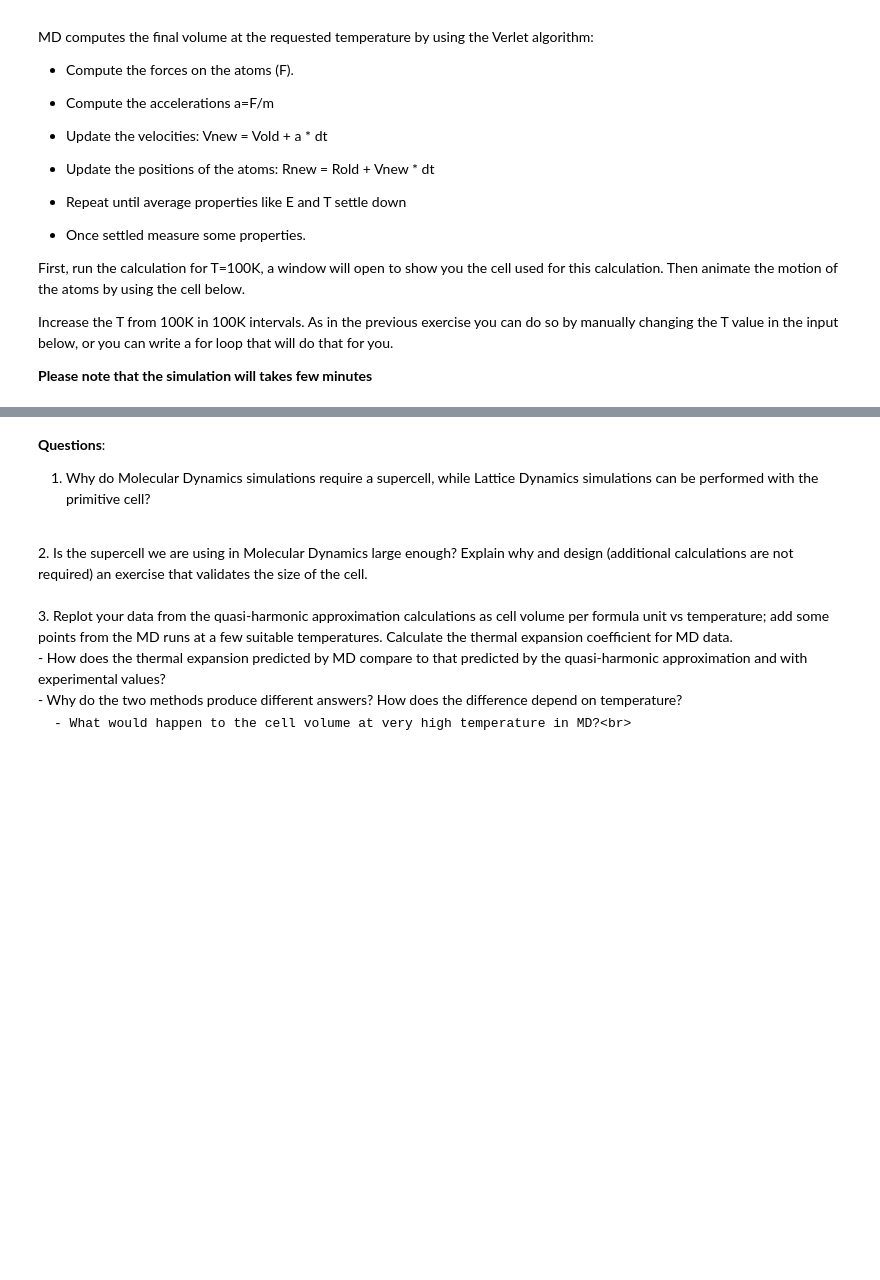
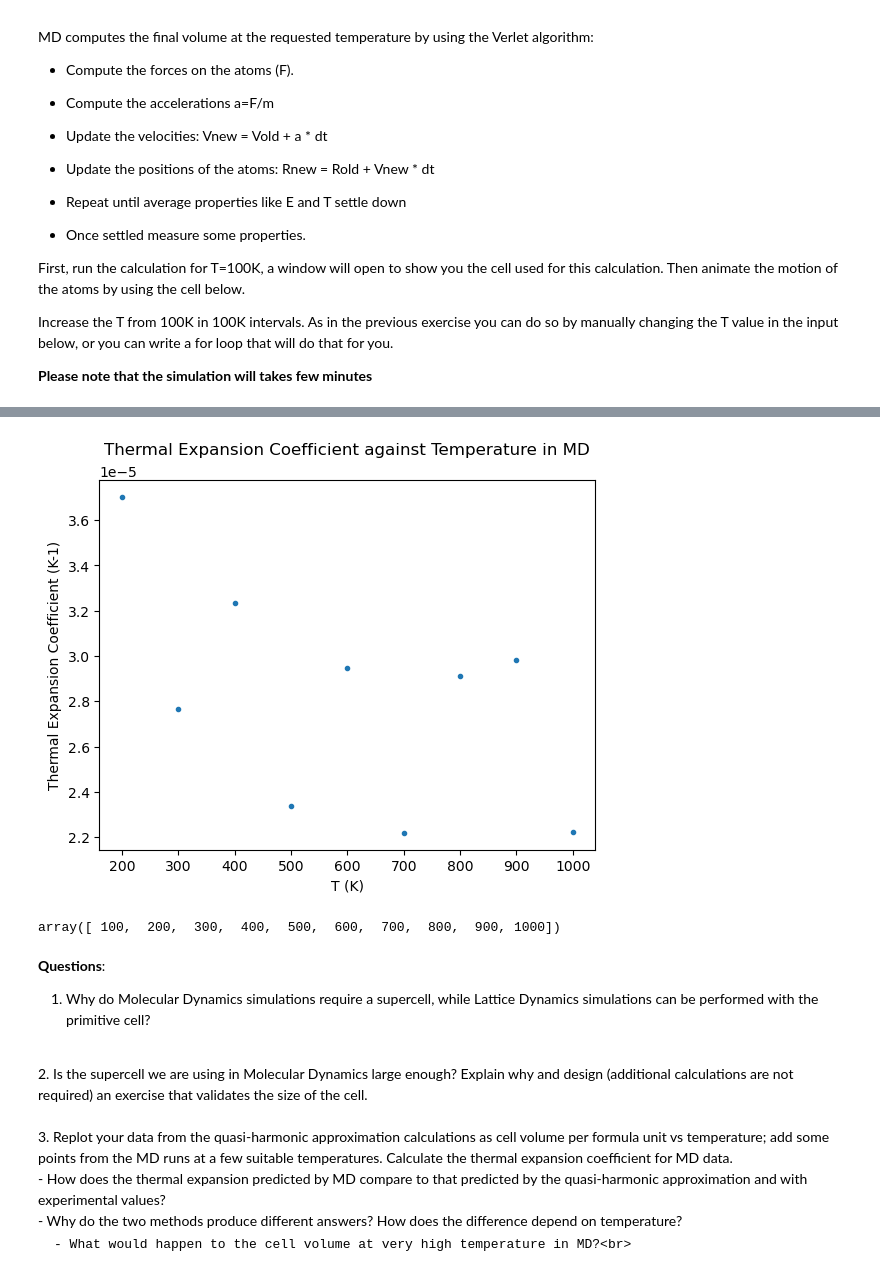
Before and after one commit to notmuchgeek/y3_MgO-lab-master, a Jupyter notebook: MgO-lab-master/Exercises/md.ipynb, the cells around one changed output, grey strips where cells are left out. Cells and saved outputs as stored; diff of their text form; code cells hidden in the pictures; blank space fills up the shorter version.

```diff
--- a/MgO-lab-master/Exercises/md.ipynb
+++ b/MgO-lab-master/Exercises/md.ipynb
@@ -120,0 +164,12 @@ for i in range(1,52):
+# %%
+supercell = [2,4,6,8]
+V_matrix = []
+
+T_list = np.arange(100,4001,50)
+for j in supercell:
+    V_a_list = []
+    for i in T_list:
+        V_a_list.append(get_V_MD(j,i))
+    V_matrix.append(V_a_list)
+
+V_matrix
@@ -121,3 +545,19 @@ for i in range(1,52):
+# %%
+import matplotlib.pyplot as plt
+
+plt.title("Thermal Expansion Coefficient against Temperature in MD\n")
+
+plt.plot(T_list[1:], alpha_list[1:], marker='.',linestyle='')
+
+plt.ylabel('Thermal Expansion Coefficient (K-1)')
+plt.xlabel('T (K)')
+plt.show()
+# %% [output]
+[figure, added]
+# %%
+T_list
+# %% [output]
+array([ 100,  200,  300,  400,  500,  600,  700,  800,  900, 1000])
 # %% [markdown]
 **Questions**:<br>
 1. Why do Molecular Dynamics simulations require a supercell, while Lattice Dynamics simulations can be performed with the primitive cell?<br>
```
Also changed, not shown: parts of 16 cells of this notebook, 49 other files.
